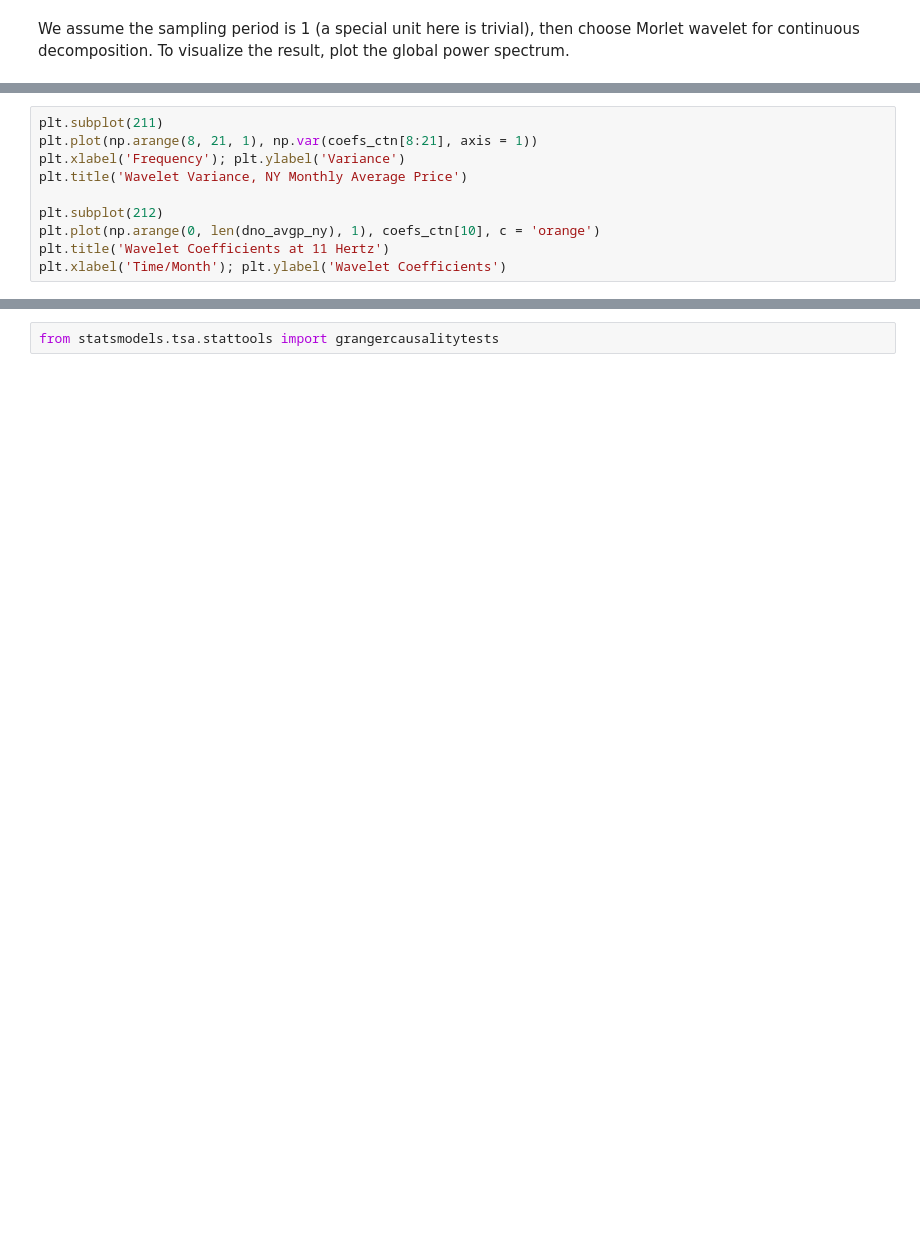
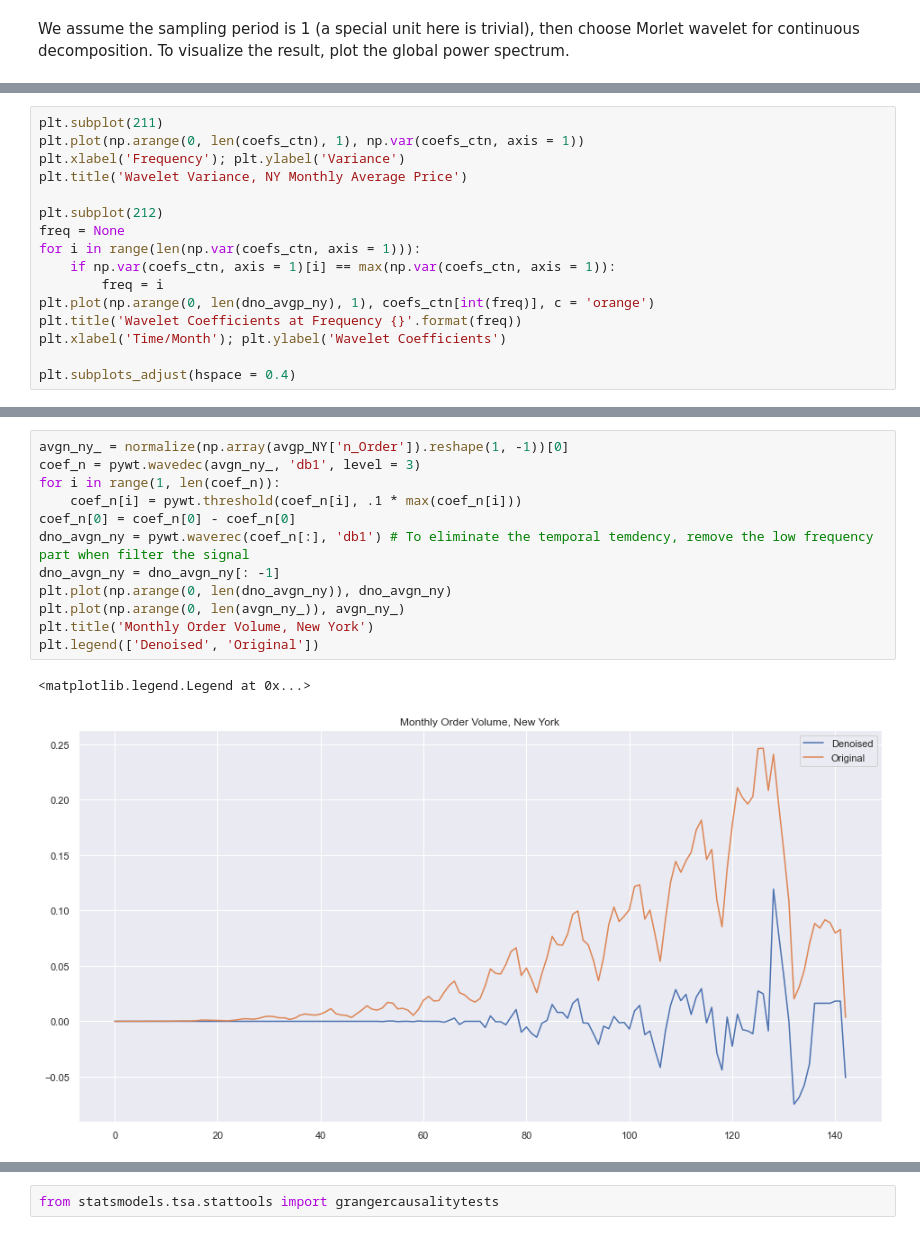
Before and after one commit to lyk-hlfcdboi/Data-Analysis, a Jupyter notebook: Airbnb Listings.ipynb, the cells around one changed output, grey strips where cells are left out. Drawn from its saved outputs; the diff is of its cells as text; blank space fills up the shorter version.

```diff
--- a/Airbnb Listings.ipynb
+++ b/Airbnb Listings.ipynb
@@ -649,11 +743,17 @@ To show this clearer, I plot the wavelet variance, extract and plot the coeffici
 # %%
 plt.subplot(211)
-plt.plot(np.arange(8, 21, 1), np.var(coefs_ctn[8:21], axis = 1))
+plt.plot(np.arange(0, len(coefs_ctn), 1), np.var(coefs_ctn, axis = 1))
 plt.xlabel('Frequency'); plt.ylabel('Variance')
 plt.title('Wavelet Variance, NY Monthly Average Price')
 
 plt.subplot(212)
-plt.plot(np.arange(0, len(dno_avgp_ny), 1), coefs_ctn[10], c = 'orange')
-plt.title('Wavelet Coefficients at 11 Hertz')
+freq = None
+for i in range(len(np.var(coefs_ctn, axis = 1))):
+    if np.var(coefs_ctn, axis = 1)[i] == max(np.var(coefs_ctn, axis = 1)):
+        freq = i
+plt.plot(np.arange(0, len(dno_avgp_ny), 1), coefs_ctn[int(freq)], c = 'orange')
+plt.title('Wavelet Coefficients at Frequency {}'.format(freq))
 plt.xlabel('Time/Month'); plt.ylabel('Wavelet Coefficients')
+
+plt.subplots_adjust(hspace = 0.4)
 # %% [output]
@@ -663,0 +783,15 @@ Then I want to use Granger Causality Test to see if there is causality between m
+# %%
+avgn_ny_ = normalize(np.array(avgp_NY['n_Order']).reshape(1, -1))[0]
+coef_n = pywt.wavedec(avgn_ny_, 'db1', level = 3)
+for i in range(1, len(coef_n)):
+    coef_n[i] = pywt.threshold(coef_n[i], .1 * max(coef_n[i]))
+coef_n[0] = coef_n[0] - coef_n[0]
+dno_avgn_ny = pywt.waverec(coef_n[:], 'db1') # To eliminate the temporal temdency, remove the low frequency part when filter the signal
+dno_avgn_ny = dno_avgn_ny[: -1]
+plt.plot(np.arange(0, len(dno_avgn_ny)), dno_avgn_ny)
+plt.plot(np.arange(0, len(avgn_ny_)), avgn_ny_)
+plt.title('Monthly Order Volume, New York')
+plt.legend(['Denoised', 'Original'])
+# %% [output]
+<matplotlib.legend.Legend at 0x...>
+[figure, added]
```
Also changed, not shown: parts of 20 cells of this notebook.
